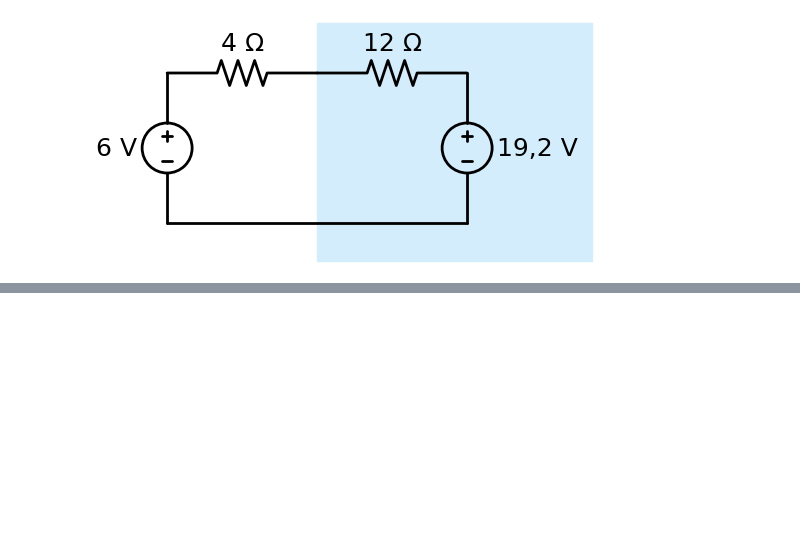
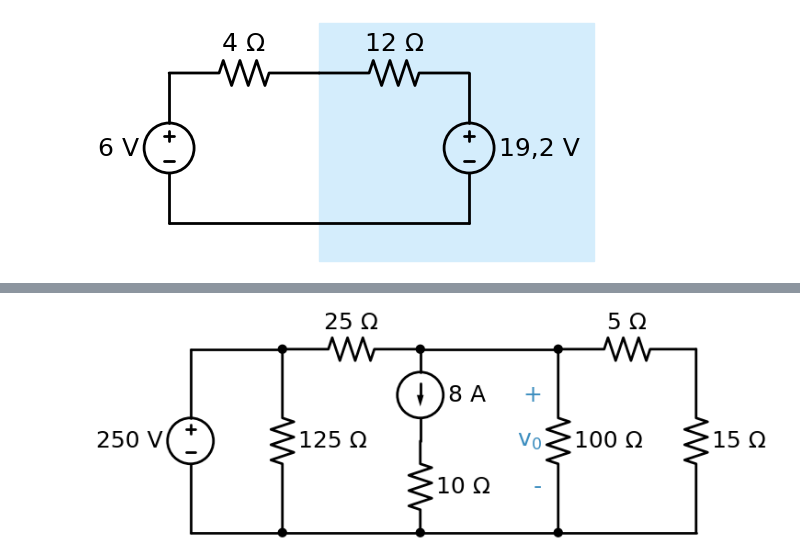
Before and after one commit to nicolashdx/figuras_circuitos1, a Jupyter notebook: FIGURAS/AULA 8/aula8.ipynb, the cells around one changed output, grey strips where cells are left out. Saved outputs shown, nothing was run; the diff lists cells and outputs as text; code cells hidden in the pictures; blank space fills up the shorter version.

```diff
--- a/FIGURAS/AULA 8/aula8.ipynb
+++ b/FIGURAS/AULA 8/aula8.ipynb
@@ -492,0 +493,35 @@ with schemdraw.Drawing() as d:
+# %%
+with schemdraw.Drawing() as d:
+    d.config(unit=3, fontsize=18)
+
+    v1 = elm.SourceV().label('250 V', loc='top').length(4)
+    l1 = elm.Line().right().length(2)
+
+    elm.Dot()
+    d.push()
+    r1 = elm.Resistor().down().label('125 Ω', loc='bot').length(4)
+    elm.Dot()
+    d.pop()
+
+    r2 = elm.Resistor().right().label('25 Ω', loc='top')
+    elm.Dot()
+    d.push()
+    i2 = elm.SourceI().down().label('8 A', loc='bot').length(2)
+    r3 = elm.Resistor().down().label('10 Ω', loc='bot').length(2)
+    elm.Dot()
+    d.pop()
+
+    l2 = elm.Line().right()
+    elm.Dot()
+    d.push()
+    r4 = elm.Resistor().down().label('100 Ω', loc='bot').length(4).label(['+', 'v$_0$', '-'], loc='top', color='#3b8dbf')
+    elm.Dot()
+    d.pop()
+
+    r5 = elm.Resistor().right().label('5 Ω', loc='top')
+    r6 = elm.Resistor().down().label('15 Ω', loc='bot').length(4)
+
+    l3 = elm.Line().tox(v1.start)
+    #d.save(next_name("./"), dpi=600, transparent=True)
+# %% [output]
+[figure, added]
```
Also changed, not shown: parts of 25 cells of this notebook.
